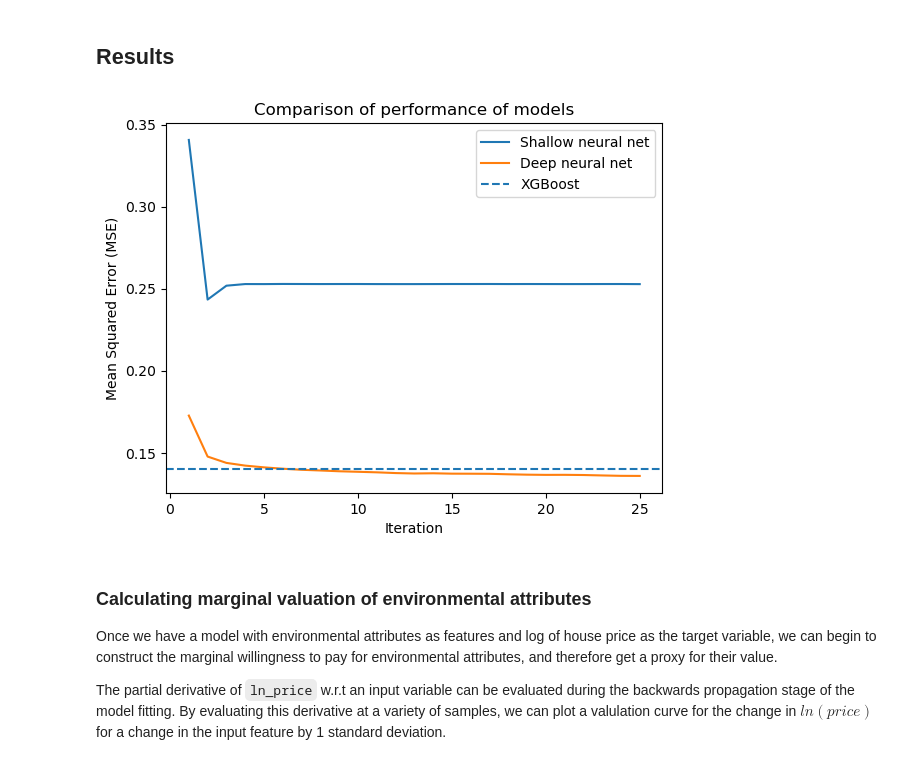
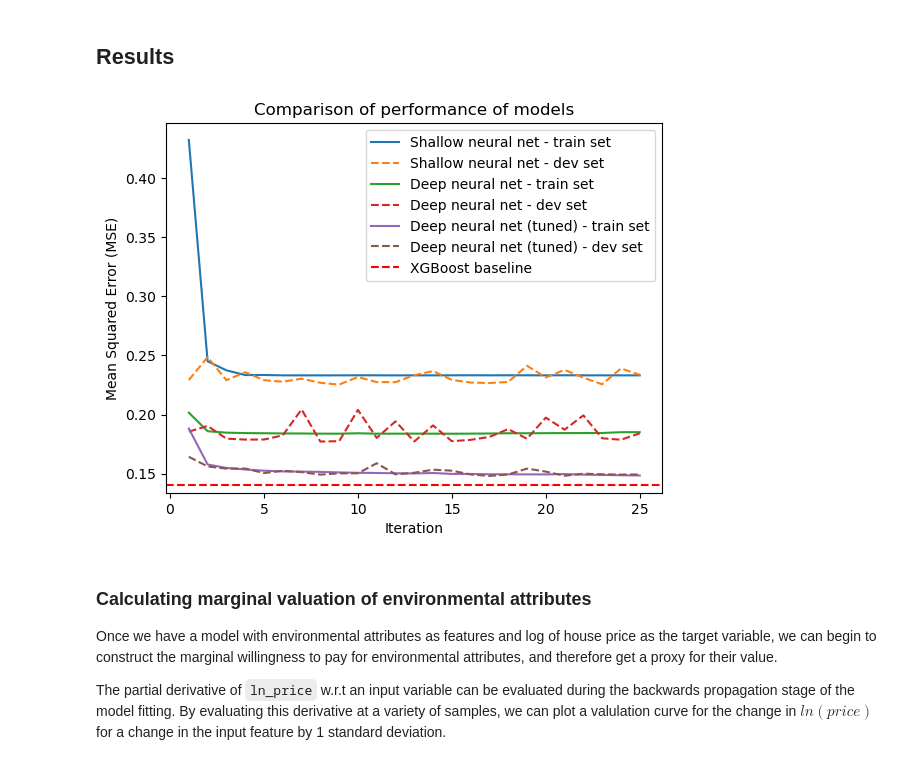
Before and after one commit to fgallagher27/GreenValueNet, a Jupyter notebook: GreenValueNet.ipynb, the cells around one changed output. Cells and saved outputs as stored; diff of their text form; code cells hidden in the pictures.

Commit message:
model runs 240220

```diff
--- a/GreenValueNet.ipynb
+++ b/GreenValueNet.ipynb
@@ -274,0 +262,22 @@ Epoch 25/25
+# %%
+tune_nn = True
+
+deep_nn_t = build_neural_net(
+    input_shape = x_train.shape[1:],
+    n_hidden_units = n_hidden_units,
+    n_layers = 10,
+    tuning = tune_nn
+)
+
+if tune_nn:
+    tuner = run_hp_search(
+        x_train,
+        y_train,
+        validation_set=(x_dev, y_dev),
+        search_name='neural_net_240902'
+    )
+    best_hps = tuner.get_best_hyperparameters(num_trials=1)[0]
+    print(best_hps.values)
+    deep_nn_t = tuner.hypermodel.build(best_hps)
+
+deep_nn_t.summary()
@@ -274,0 +303,8 @@ Epoch 25/25
+# %%
+deep_nn_t.fit(
+    x_train,
+    y_train,
+    epochs=epochs,
+    batch_size=32,
+    validation_data = (x_dev, y_dev)
+)
@@ -276,17 +331,18 @@ Epoch 25/25
 ## Results
 # %%
 nn_dict = {
-    'Shallow neural net': single_nn.history.history['loss'],
-    'Deep neural net': deep_nn.history.history['loss']
+    'Shallow neural net': single_nn,
+    'Deep neural net': deep_nn,
+    'Deep neural net (tuned)': deep_nn_t
 }
 baseline_dict = {
     # 'Random Forest': rfr_mse,
-    'XGBoost': xgb_mse
+    'XGBoost baseline': xgb_mse
 }
 
-generate_plot(nn_dict, baseline_dict, save=False, name='model_mse_2402016.png')
+generate_plot(nn_dict, baseline_dict, save=False, name='model_mse_2402019.png')
 # %% [output]
-[figure, old version]
+[figure, new version]
 # %% [markdown]
 ### Calculating marginal valuation of environmental attributes
 
```
Also changed, not shown: parts of 9 cells of this notebook.
